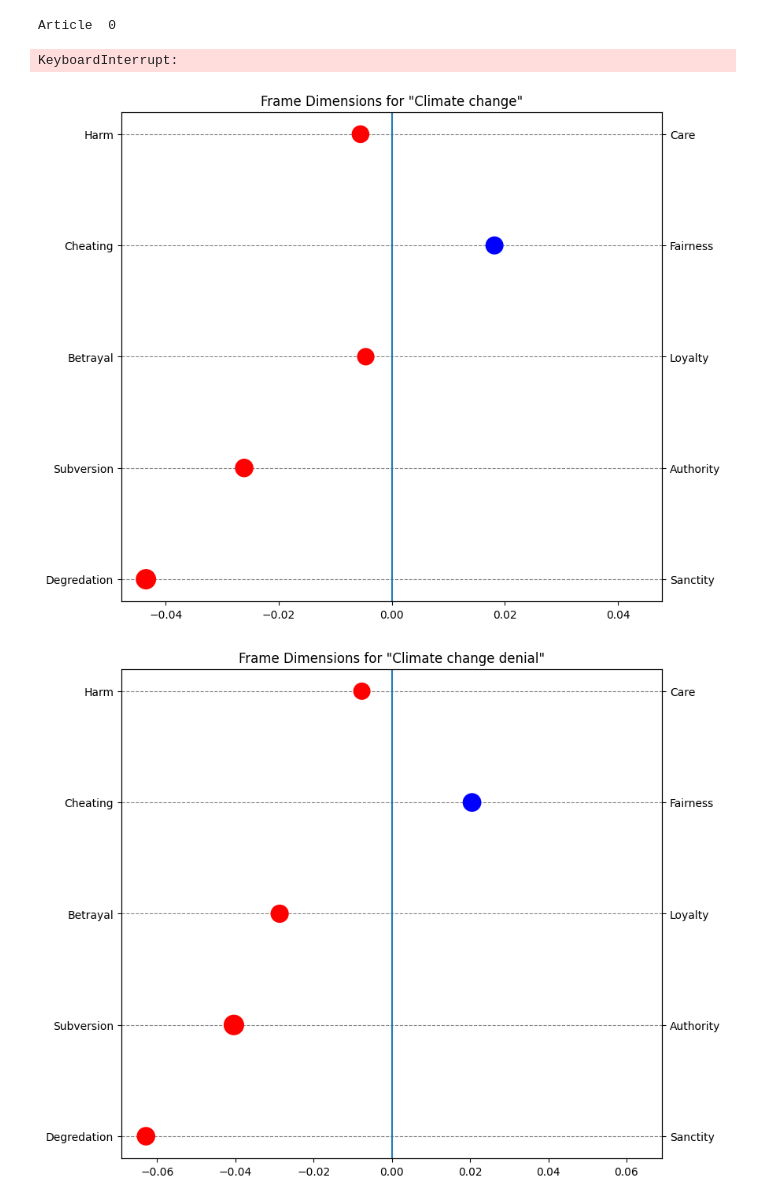
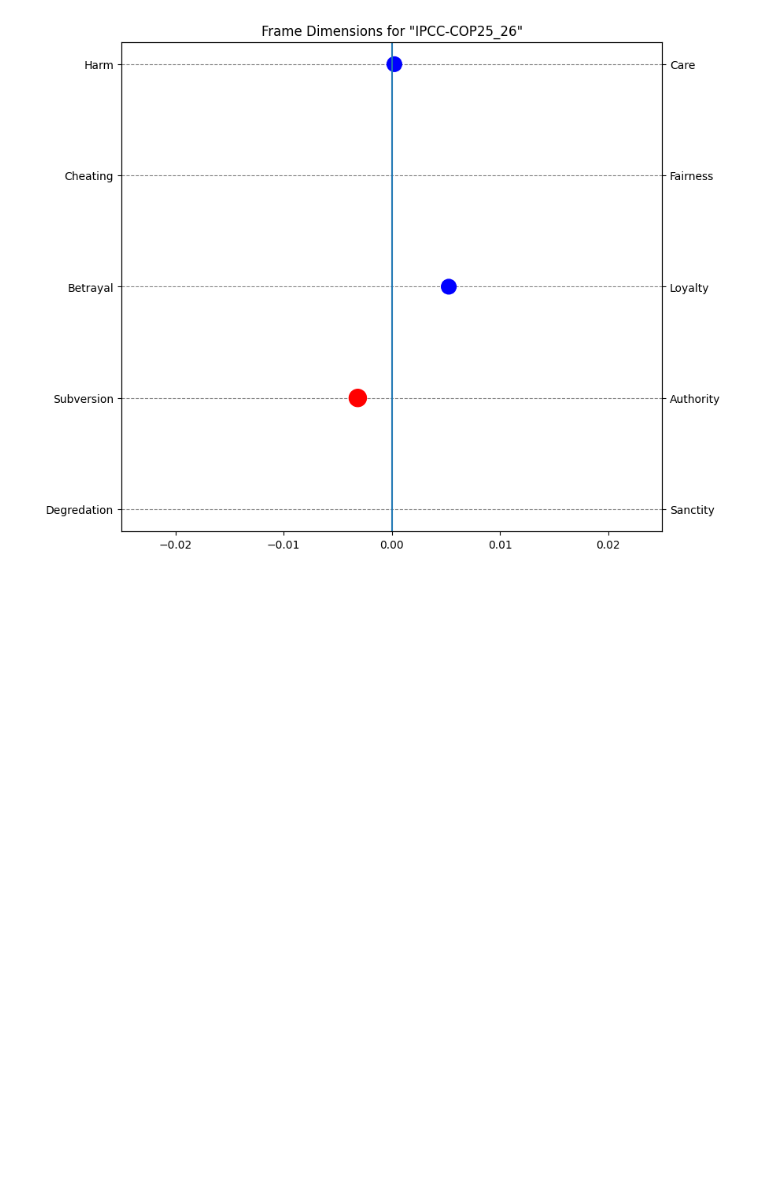
Before and after one commit to NicoOhler/wikipedia_framing_analysis, a Jupyter notebook: demo.ipynb, the cells around one changed output. Cells and saved outputs as stored; diff of their text form; code cells hidden in the pictures; blank space fills up the shorter version.

Commit message:
basic IPCC - FT comparison

```diff
--- a/demo.ipynb
+++ b/demo.ipynb
@@ -166,6 +166,29 @@ def store_articles(articles, file_names):
     for i in range(len(articles)):
         with open("articles/" + file_names[i], 'w',encoding="utf8") as file:
             file.write(articles[i])
+# %%
+import os
+
+def readDir(pathtodirectory, filestartswith = "",asone=True):
+    file_contents = []
+    count = 0
+    if asone:
+        file_contents.append("")
+    try:
+        for filename in os.listdir(pathtodirectory):
+            if filename.startswith(filestartswith) or filestartswith == "":
+                file_path = os.path.join(pathtodirectory, filename)
+                with open(file_path, 'r',encoding="utf8") as file:
+                    file_content = file.read()
+                    if asone:
+                        file_contents[0]+= file_content
+                        count +=1
+                        print(count)
+                    else:
+                        file_contents.append(file_content)
+    except Exception as e:
+        print("Dir not found", e)
+    return file_contents
 # %%
 # fetch articles directly from wikipedia or use the ones in the articles folder
 #article_titles = ["NS-Staat", "Sahara","Österreich"]
@@ -178,6 +201,8 @@ article_titles = ["Climate change","Climate change denial","Anti-abortion_moveme
 #articles = tokenize_articles(articles)
 #get_articles(["Sahara"],language = "de")
 
-articles = get_articles(article_titles)
+#articles = get_articles(article_titles)
+article_titles = ["IPCC-COP25_26"]
+articles = readDir("data/Corpus-OIG (IGOs)/OIG_COP25_26","IPCC")
 articles = tokenize_articles(articles)
 # %% [output]
@@ -211,19 +225,16 @@ for i in range(len(articles)):
     plt.title('Frame Labels for "' + article_titles[i] + '"')
     plt.axvline(0.5, color="red")
     plt.show()
-# %% [output]
-Article  0
-KeyboardInterrupt:
 # %%
 for i in range(len(articles)):
     dimensions = framing_dimensions(articles[i])
     dimensions_df = pd.DataFrame(dimensions)
     g = framing_dimensions.visualize(dimensions_df)
     g.axes[0].set_axisbelow(True)
     g.axes[0].yaxis.grid(color='gray', linestyle='dashed')
     plt.title('Frame Dimensions for "' + article_titles[i] + '"')
     plt.gcf().set_size_inches(10, 7)
+    plt.xlim(-.025, .025)
     plt.savefig('plots/'+ article_titles[i])
 # %% [output]
-[figure, old version]
+[figure, new version]
-[figure, removed]
```
Also changed, not shown: parts of 3 cells of this notebook, 6 other files.
